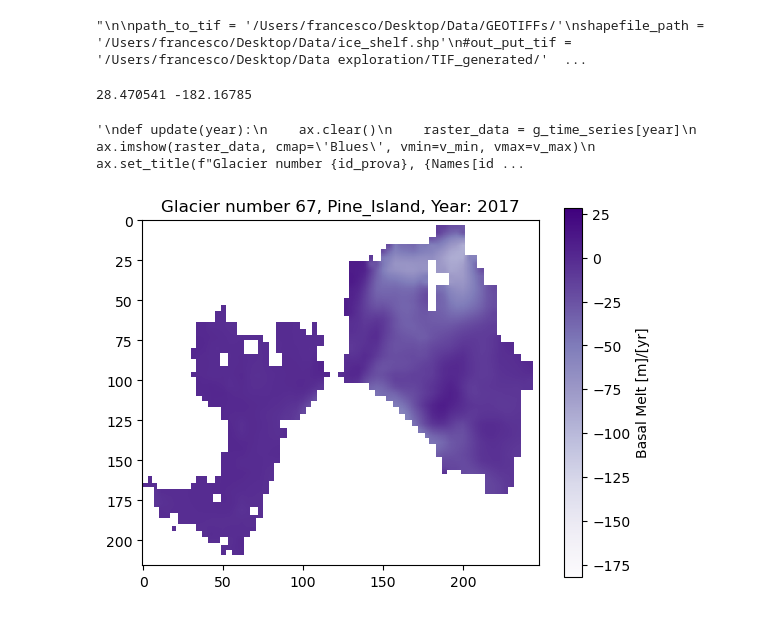
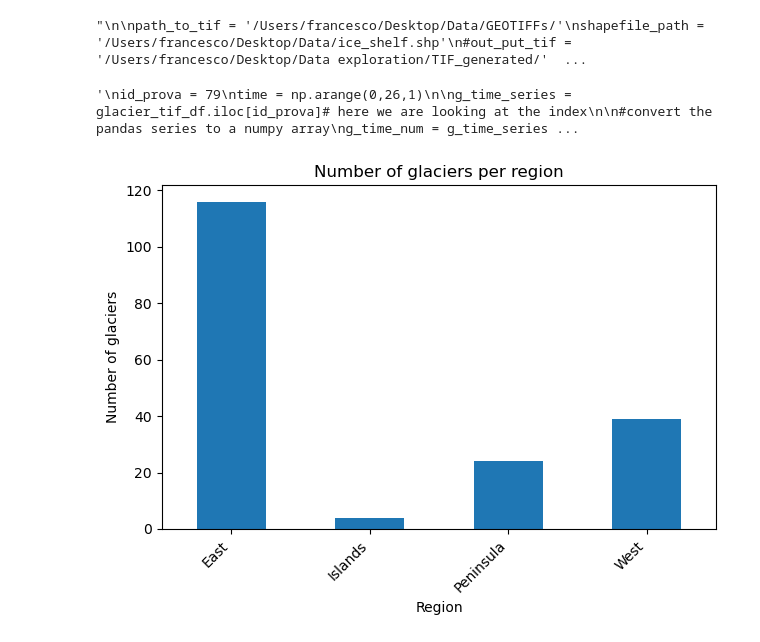
Before and after one commit to Moncada-Francesco-97/Thesis, a Jupyter notebook: time_series_glaciers.ipynb, the cells around one changed output. Drawn from its saved outputs; the diff is of its cells as text; code cells hidden in the pictures.

Commit message:
Improved the gif and added some regional information

```diff
--- a/time_series_glaciers.ipynb
+++ b/time_series_glaciers.ipynb
@@ -231,14 +255,17 @@ SyntaxError: invalid syntax (670541447.py, line 1)
 # %%
-#get information from the shp file, without creating the output
+#get information from the shp file, without creating the output tif files
 
 path_to_tif = '/Users/francesco/Desktop/Data/GEOTIFFs/'
 shapefile_path = '/Users/francesco/Desktop/Data/ice_shelf.shp'
 
+ids = []
 Names = []
 lat_lon_coords = []
 regions = []
 thicknesses = []
-ids = []
+boundaries = []
+areas = []
+
 
 #Not useful?
 #types = [] it returns all FL
@@ -271,12 +298,16 @@ for feature in shapefile:
     bounds=shape(geometry).bounds
     xmin=bounds[0];ymin=bounds[1];xmax=bounds[2];ymax=bounds[3]
 
+    area_temp = np.abs((xmax-xmin)*(ymax-ymin))
+
     #Taking the info
     ids.append(id)
     Names.append(name)
     lat_lon_coords.append([lat,lon])
     regions.append(region)
     thicknesses.append(thickness)
+    boundaries.append([xmin,xmax,ymin,ymax])
+    areas.append(area_temp)
 
     #types.append(type)
     #measures.append(measure)
@@ -359,8 +390,6 @@ for year in years:
 # %% [output]
 "\n\npath_to_tif = '/Users/francesco/Desktop/Data/GEOTIFFs/'\nshapefile_path = '/Users/francesco/Desktop/Data/ice_shelf.shp'\n#out_put_tif = '/Users/francesco/Desktop/Data exploration/TIF_generated/'  ...
 # %%
-ids = np.array(ids)
-
 #Here I create the dataset with the tif data, using rasterio
 
 glacier_tif_df = pd.DataFrame(index = ids, columns = years)
@@ -378,21 +407,16 @@ for id in ids:
             #print(type(glacier_tif_df.loc[id, year])) --> it is a numpy array
             #print(len(glacier_tif_df.loc[id, year]))--> chages, from 12 to various numbers, the biggest i saw was `1000`
 # %%
-#Trying to make a film
+#Gif of the glaciers evolution through time. The axis ticks are not fixed yet
 
-
-id_prova = 67
+'''
+id_prova = 79
 time = np.arange(0,26,1)
-
 
 g_time_series = glacier_tif_df.iloc[id_prova]# here we are looking at the index
 
-
 #convert the pandas series to a numpy array
 g_time_num = g_time_series.values
-#print(g_time_num[0])
-#print(np.nanmax(g_time_num[0]))
-
 
 #in this part i find the max and min, in order to do a proper plot
 v_max = 0
@@ -411,16 +435,34 @@ print(v_max , v_min)
 
 
 fig, ax = plt.subplots()
-im = ax.imshow(g_time_num[0], cmap= 'Purples', vmin=v_min, vmax=v_max)
+fig.set_size_inches(10, 10)
+im = ax.imshow(g_time_num[0], cmap = 'Blues' , vmin=v_min, vmax=v_max)
 
 cbar = fig.colorbar(im, ax=ax)
 cbar.set_label('Basal Melt [m]/[yr]')
+
+
+#Axis ticks are not working, I need to fix them. The problem is that the x ticks are not in the right place
+
+x_ticks = np.linspace(boundaries[id_prova][0], boundaries[id_prova][1], 10, dtype = int)
+y_ticks = np.linspace(boundaries[id_prova][2], boundaries[id_prova][3], 10, dtype = int)
+
+
+#ax.set_xticks(x_ticks)
+#ax.set_yticks(y_ticks)
+ax.set_xticklabels(x_ticks)
+ax.set_yticklabels(y_ticks)
+
+#ax.tick_params(axis='both', which='major', pad=10)
+
 frames = []
 
 for y in range(len(time)):
     im.set_data(g_time_num[y])
-    ax.set_title(f"Glacier number {id_prova}, {Names[id_prova]}, Year: {years[y]}")
-    #cbar.set_clim(v_min, v_max)
+    ax.set_title(f"Glacier number {id_prova}, {Names[id_prova]}, Year: {years[y]}, coordinates: {np.round(lat_lon_coords[id_prova],3)}")
+    #Set the title same as before, but with the coordinates rounder to 3 digits
+
+
     fig.canvas.draw()
     frame = np.frombuffer(fig.canvas.tostring_rgb(), dtype=np.uint8)
     frame = frame.reshape(fig.canvas.get_width_height()[::-1] + (3,))
@@ -428,11 +470,30 @@ for y in range(len(time)):
 
 imageio.mimsave('glacier_prova.gif', frames, fps=2)
 
-
-
-
 '''
 # %% [output]
-28.470541 -182.16785
+'\nid_prova = 79\ntime = np.arange(0,26,1)\n\ng_time_series = glacier_tif_df.iloc[id_prova]# here we are looking at the index\n\n#convert the pandas series to a numpy array\ng_time_num = g_time_series ...
-'\ndef update(year):\n    ax.clear()\n    raster_data = g_time_series[year]\n    ax.imshow(raster_data, cmap=\'Blues\', vmin=v_min, vmax=v_max)\n    ax.set_title(f"Glacier number {id_prova}, {Names[id ...
-[figure, removed]
+# %%
+data_dictio = {
+    'Name': Names,
+    'Region': regions,
+    'Coordinates': lat_lon_coords,
+    'Boundaries': boundaries,
+    'thickness': thickness,
+    'area': areas,
+    'time_series_basal_melt': time_series_basal_melt_to_dataframe,
+    'mean_basal_melt': mean_basal_melt,
+    'std_basal_melt': std_basal_melt,
+    'linear_coefficient': lin_coeff_to_dataframe,
+    'r_2_linear': r_2,
+}
+
+df_compact = pd.DataFrame(data_dictio, index = ids)
+# %%
+df_compact.groupby('Region').count()['Name'].plot(kind='bar', title='Number of glaciers per region')
+plt.xticks(rotation=45, ha='right')
+plt.ylabel('Number of glaciers')
+plt.tight_layout()
+plt.show()
+# %% [output]
+[figure, added]
```
Also changed, not shown: parts of 13 cells of this notebook.
